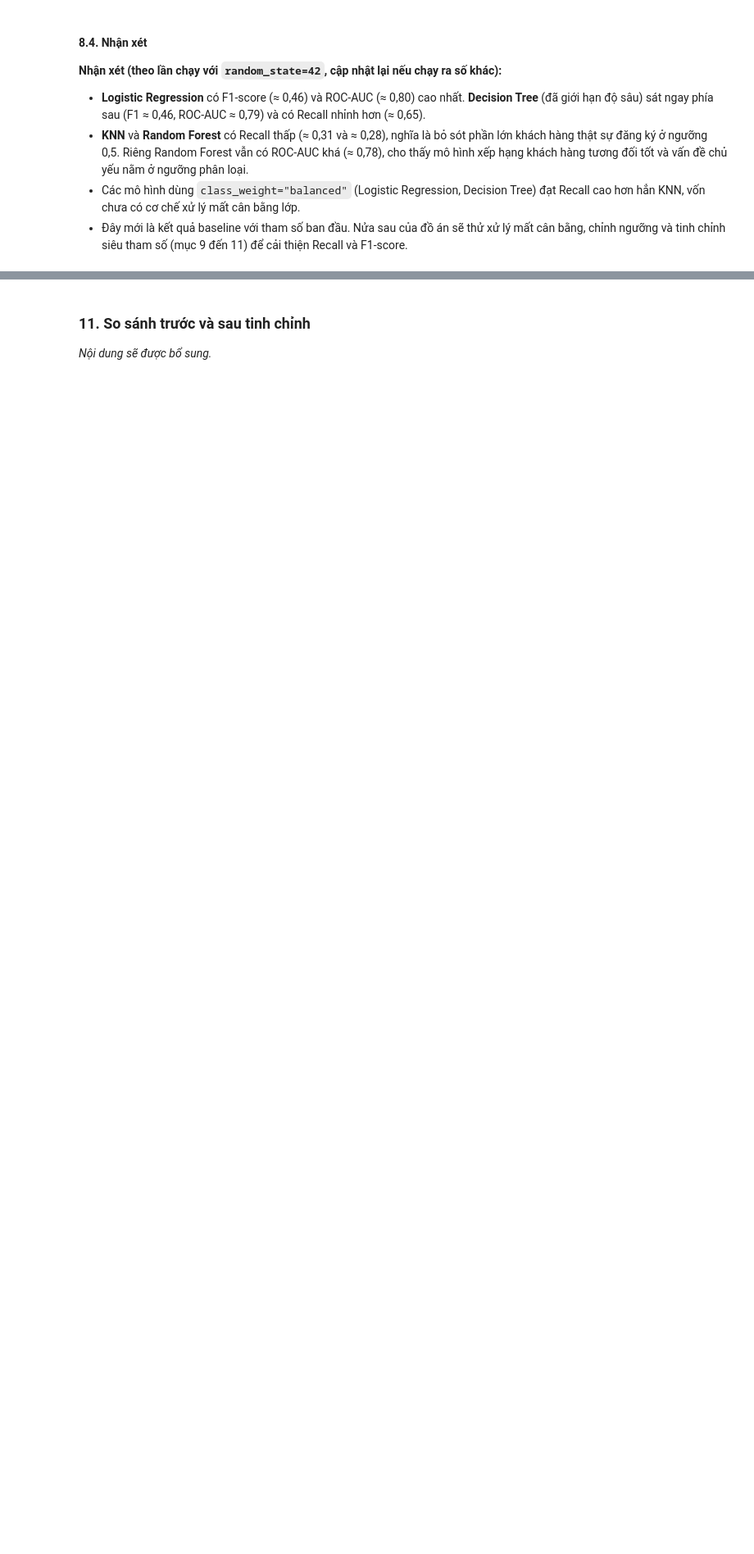
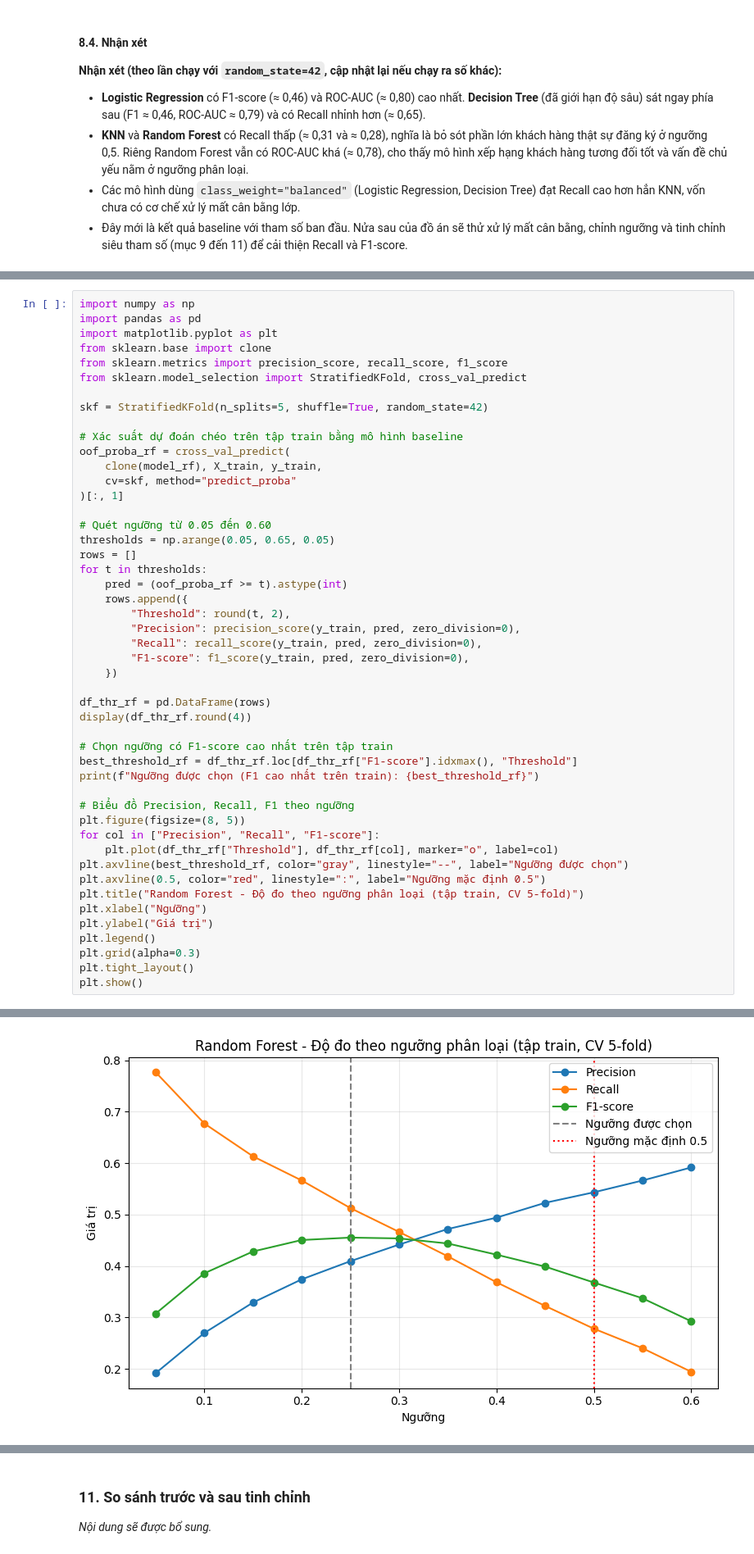
Before and after one commit to TQMinh19/SGU2627K1_MAYHOC, a Jupyter notebook: Đồ án cuối kỳ/Bank_Marketing.ipynb, the cells around one changed output, grey strips where cells are left out. Shown at 82% size. Drawn from its saved outputs; the diff is of its cells as text; blank space fills up the shorter version.

```diff
--- a/Đồ án cuối kỳ/Bank_Marketing.ipynb
+++ b/Đồ án cuối kỳ/Bank_Marketing.ipynb
@@ -939,0 +1027,49 @@ _Nội dung sẽ được bổ sung._
+# %%
+import numpy as np
+import pandas as pd
+import matplotlib.pyplot as plt
+from sklearn.base import clone
+from sklearn.metrics import precision_score, recall_score, f1_score
+from sklearn.model_selection import StratifiedKFold, cross_val_predict
+
+skf = StratifiedKFold(n_splits=5, shuffle=True, random_state=42)
+
+# Xác suất dự đoán chéo trên tập train bằng mô hình baseline
+oof_proba_rf = cross_val_predict(
+    clone(model_rf), X_train, y_train,
+    cv=skf, method="predict_proba"
+)[:, 1]
+
+# Quét ngưỡng từ 0.05 đến 0.60
+thresholds = np.arange(0.05, 0.65, 0.05)
+rows = []
+for t in thresholds:
+    pred = (oof_proba_rf >= t).astype(int)
+    rows.append({
+        "Threshold": round(t, 2),
+        "Precision": precision_score(y_train, pred, zero_division=0),
+        "Recall": recall_score(y_train, pred, zero_division=0),
+        "F1-score": f1_score(y_train, pred, zero_division=0),
+    })
+
+df_thr_rf = pd.DataFrame(rows)
+display(df_thr_rf.round(4))
+
+# Chọn ngưỡng có F1-score cao nhất trên tập train
+best_threshold_rf = df_thr_rf.loc[df_thr_rf["F1-score"].idxmax(), "Threshold"]
+print(f"Ngưỡng được chọn (F1 cao nhất trên train): {best_threshold_rf}")
+
+# Biểu đồ Precision, Recall, F1 theo ngưỡng
+plt.figure(figsize=(8, 5))
+for col in ["Precision", "Recall", "F1-score"]:
+    plt.plot(df_thr_rf["Threshold"], df_thr_rf[col], marker="o", label=col)
+plt.axvline(best_threshold_rf, color="gray", linestyle="--", label="Ngưỡng được chọn")
+plt.axvline(0.5, color="red", linestyle=":", label="Ngưỡng mặc định 0.5")
+plt.title("Random Forest - Độ đo theo ngưỡng phân loại (tập train, CV 5-fold)")
+plt.xlabel("Ngưỡng")
+plt.ylabel("Giá trị")
+plt.legend()
+plt.grid(alpha=0.3)
+plt.tight_layout()
+plt.show()
+# %% [output]
@@ -939,0 +1090 @@ _Nội dung sẽ được bổ sung._
+[figure, added]
```
Also changed, not shown: parts of 23 cells of this notebook, 8 other files.
